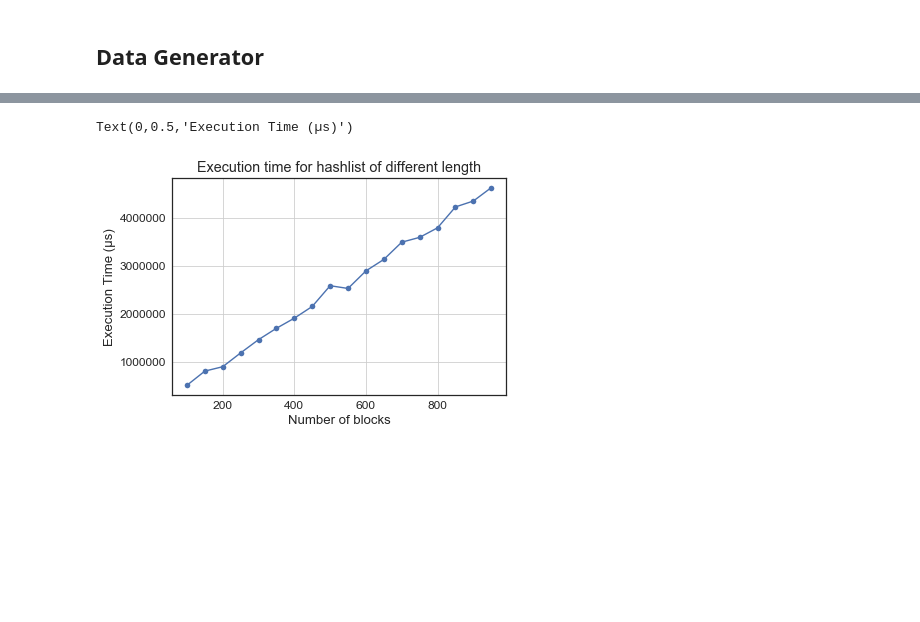
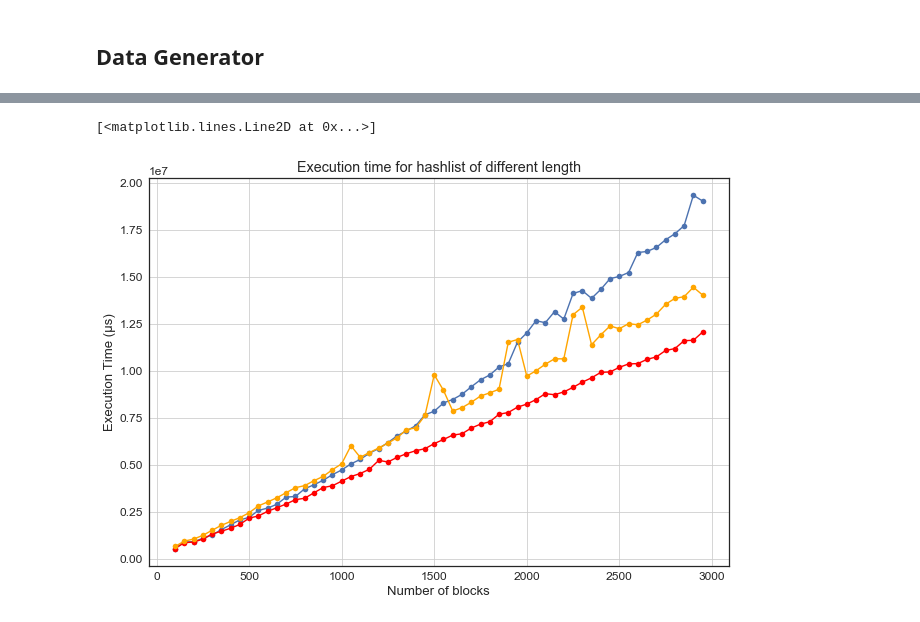
Before and after one commit to SimoneStefani/thesis-data-analysis, a Jupyter notebook: Thesis Data Analysis.ipynb, the cells around one changed output, grey strips where cells are left out. Cells and saved outputs as stored; diff of their text form; code cells hidden in the pictures; blank space fills up the shorter version.

```diff
--- a/Thesis Data Analysis.ipynb
+++ b/Thesis Data Analysis.ipynb
@@ -54,17 +50,23 @@ KeyboardInterrupt:
 # %%
 # read results from file
 results = np.loadtxt('results/results.txt', delimiter=',')
+results_mt = np.loadtxt('results/results_mt.txt', delimiter=',')
+results_mt2 = np.loadtxt('results/results_mt2.txt', delimiter=',')
 
 # define intervals for x-axis
 # TODO: change 1000 to MAX_TRANS when running experiment on whole dataset
-lenghts = np.arange(MIN_TRANS, 1000, INCREMENT, dtype=float)
+lenghts = np.arange(MIN_TRANS, MAX_TRANS, INCREMENT, dtype=float)
+
 
 # build plot (https://matplotlib.org/api/_as_gen/matplotlib.pyplot.plot.html#matplotlib.pyplot.plot)
 plt.plot(lenghts, results, marker='o')
 plt.title('Execution time for hashlist of different length')
 plt.grid(True)
 plt.xlabel('Number of blocks')
 plt.ylabel('Execution Time (µs)')
+
+plt.plot(lenghts, results_mt, color='red', marker='o')
+plt.plot(lenghts, results_mt2, color='orange', marker='o')
 # %% [output]
-Text(0,0.5,'Execution Time (µs)')
+[<matplotlib.lines.Line2D at 0x...>]
-[figure, old version]
+[figure, new version]
```
Also changed, not shown: parts of 2 cells of this notebook, 14 other files.
